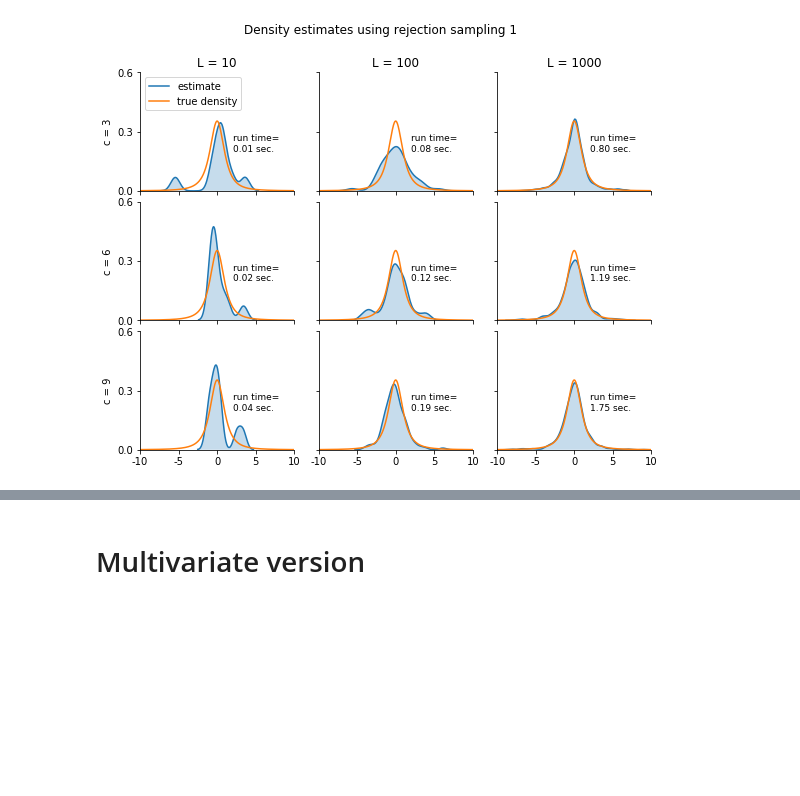
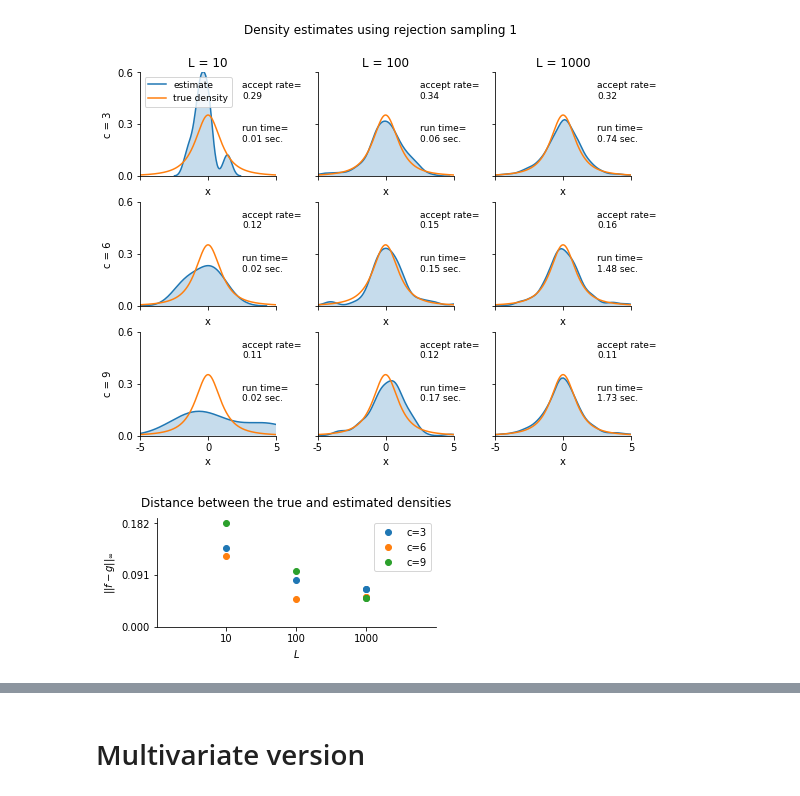
Before and after one commit to mvcortez/math_6397, a Jupyter notebook: challenge_1.ipynb, the cells around one changed output, grey strips where cells are left out. Cells and saved outputs as stored; diff of their text form; code cells hidden in the pictures; blank space fills up the shorter version.

```diff
--- a/challenge_1.ipynb
+++ b/challenge_1.ipynb
@@ -21,22 +23,35 @@ def ratio(x,mu,sigma,df,c):
 def rejection_sampling1(L,c,mu,sigma,df):
     y=np.zeros(L)
     i=0
+    j=0
     while i<L:
+        j+=1
         x=np.random.normal(mu,sigma,1)
         if np.random.uniform(0,1,1)<=ratio(x,mu,sigma,df,c):
             y[i]=x
             i+=1
-    return y
+    return y,j
 
 @jit
 def rejection_sampling2(L,c,mu,sigma,df):
     y=np.zeros(L)
-    i=0
+    i=j=0
     while i<L:
+        j+=1
         x=np.random.normal(mu,sigma,1)
         if np.random.uniform(0,1,1)<=ratio(x,mu,sigma,df,c):
             y[i]=x
             c_star=np.maximum(c,c*ratio(x,mu,sigma,df,c))
             c=c_star
             i+=1
-    return y,c
+    return y,c,j
+
+@jit
+def sup_norm(y,z,z_min,z_max):
+    grid = GridSearchCV(KernelDensity(),{'bandwidth': np.linspace(0.1, 1.0, 30)},cv=10)
+    grid.fit(y[:,None])
+    kde = grid.best_estimator_
+    z_grid = np.linspace(z_min,z_max,10000)
+    pdf_kde = np.exp(kde.score_samples(z_grid[:,None]))
+    error = np.max(np.absolute(np.subtract(z,pdf_kde)))
+    return error
@@ -43,41 +81,62 @@ def rejection_sampling2(L,c,mu,sigma,df):
 # %%
 L=[10,100,1000]
 c=[3,6,9]
-M=3   #M is legnth of vector c
-N=3   #N is length of vector L
-mu=0
-sigma=2
-df=2
-z=t.pdf(np.linspace(-10,10,10000),2)
+M=len(c)   #M is length of vector c
+N=len(L)   #N is length of vector L
 
+error = np.zeros([M,N])
 f, axes = plt.subplots(M,N,figsize=(8,6))
 for i in range(M):   #i is c index
     for j in range(N):  #j is L index
         start = timeit.default_timer()
-        y=rejection_sampling1(L[j],c[i],mu,sigma,df)
+        y,iteration=rejection_sampling1(L[j],c[i],mu,sigma,df)
         stop = timeit.default_timer()
+        error[i,j]=sup_norm(y,z,z_min,z_max)
         sns.kdeplot(y,label='estimate',shade=True,ax=axes[i,j])
-        axes[i,j].plot(np.linspace(-10,10,10000),z,label='true density')
-        axes[i,j].text(2,0.2,f'run time=\n%1.2f sec.' %(stop-start),fontsize=9)
-        axes[i,j].set_xlim([-10,10])
+        axes[i,j].plot(np.linspace(z_min,z_max,10000),z,label='true density')
+        axes[i,j].text(2.5,0.2,f'run time=\n%1.2f sec.' %(stop-start),fontsize=9)
+        axes[i,j].text(2.5,0.45,f'accept rate=\n%1.2f' %(L[j]/iteration),fontsize=9)
+        axes[i,j].set_xlim([z_min,z_max])
         axes[i,j].set_ylim([0,0.6])
-        axes[i,j].set_xticks(np.linspace(-10,10,5))
+        axes[i,j].set_xticks(np.linspace(z_min,z_max,3))
         axes[i,j].set_yticks(np.linspace(0,0.6,3))
         axes[i,j].set_xticklabels([])
         axes[i,j].set_yticklabels([])
+        axes[i,j].set_xlabel('x')
         axes[i,j].legend([],frameon=False)
         axes[i,j].spines['right'].set_color('none')
         axes[i,j].spines['top'].set_color('none')
         if i==0:
             axes[i,j].set_title('L = %d' %(L[j]))
         if j==0:
             axes[i,j].set_ylabel('c = %d' %(c[i]))
             axes[i,j].set_yticklabels(np.linspace(0,0.6,3))
         if i==M-1:
-            axes[i,j].set_xticklabels(np.linspace(-10,10,5).astype(int))
+            axes[i,j].set_xticklabels(np.linspace(z_min,z_max,3).astype(int))
 plt.tight_layout(h_pad=0.1,w_pad=1)
-axes[0,0].legend(loc='upper left')
+axes[0,0].legend(loc='upper left',fontsize=9)
 f.suptitle('Density estimates using rejection sampling 1',y=1.05)
-f.savefig('algorithm1.png', format='png', dpi=500,bbox_inches="tight")
+plt.show()
+#f.savefig('algorithm1.png', format='png', dpi=500,bbox_inches="tight")
+
+f = plt.figure(figsize=(5,2))
+col=['C0','C1','C2']
+labels=['c=3','c=6','c=9']
+for j in range(N):
+    for i in range(M):
+        plt.scatter([j+1],error[i,j],c=col[i])
+        if j==N-1:
+            plt.scatter([j+1],error[i,j],c=col[i],label=labels[i])
+plt.xlim([0,4])
+plt.xticks([1,2,3],L)
+plt.yticks(np.linspace(0,np.max(error),3))
+plt.legend()
+plt.ylabel(r'$\|| f-g \||_\infty$')
+plt.xlabel(r'$L$')
+plt.gca().spines['right'].set_color('none')
+plt.gca().spines['top'].set_color('none')
+plt.title('Distance between the true and estimated densities',y=1.05)
+plt.show()
 # %% [output]
-[figure, old version]
+[figure, new version]
+[figure, added]
```
Also changed, not shown: parts of 7 cells of this notebook.
